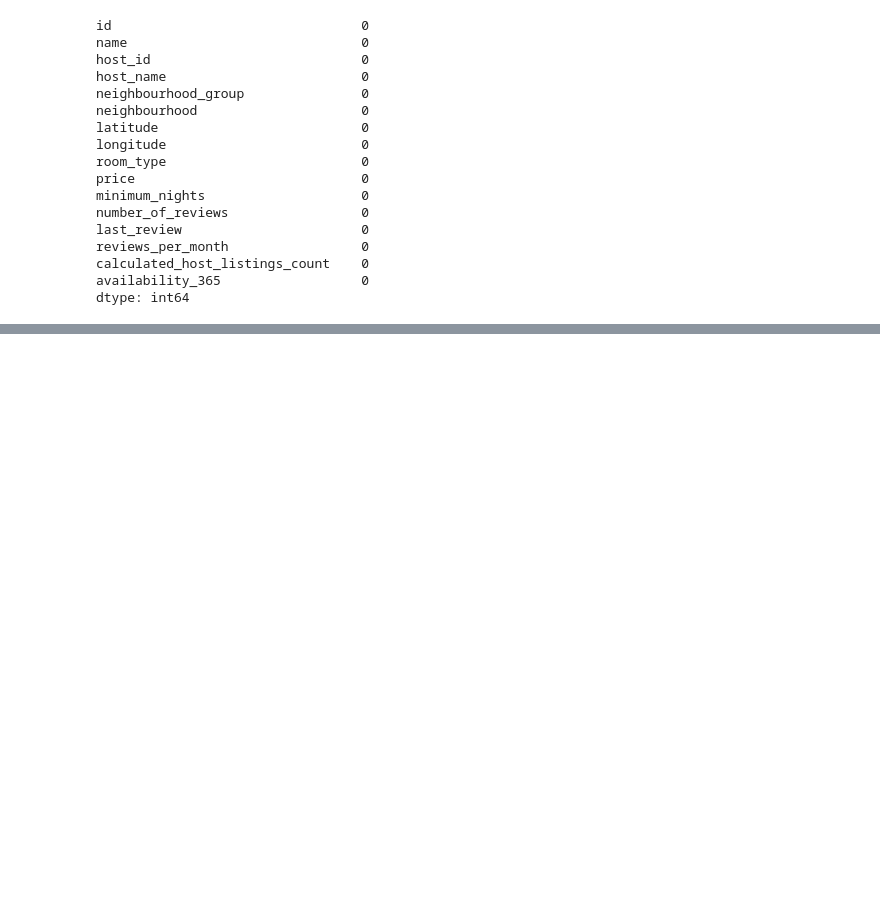
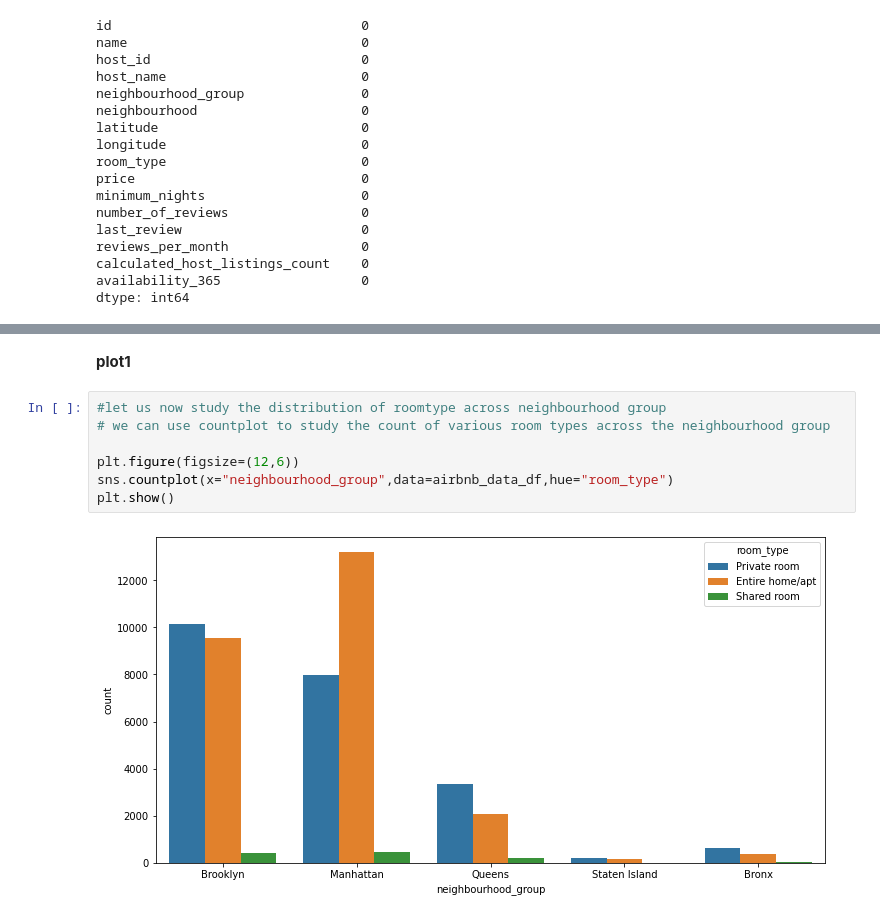
Before and after one commit to KUNAL666-CODE/Capstone-project-Airbnb-EDA, a Jupyter notebook: Airbnb_EDA_Kunal.ipynb, the cells around one changed output, grey strips where cells are left out. Drawn from its saved outputs; the diff is of its cells as text; blank space fills up the shorter version.

```diff
--- a/Airbnb_EDA_Kunal.ipynb
+++ b/Airbnb_EDA_Kunal.ipynb
@@ -181,0 +200,11 @@ dtype: int64
+# %% [markdown]
+**plot1**
+# %%
+#let us now study the distribution of roomtype across neighbourhood group
+# we can use countplot to study the count of various room types across the neighbourhood group
+
+plt.figure(figsize=(12,6))
+sns.countplot(x="neighbourhood_group",data=airbnb_data_df,hue="room_type")
+plt.show()
+# %% [output]
+[figure, added]
```
Also changed, not shown: parts of 7 cells of this notebook.
